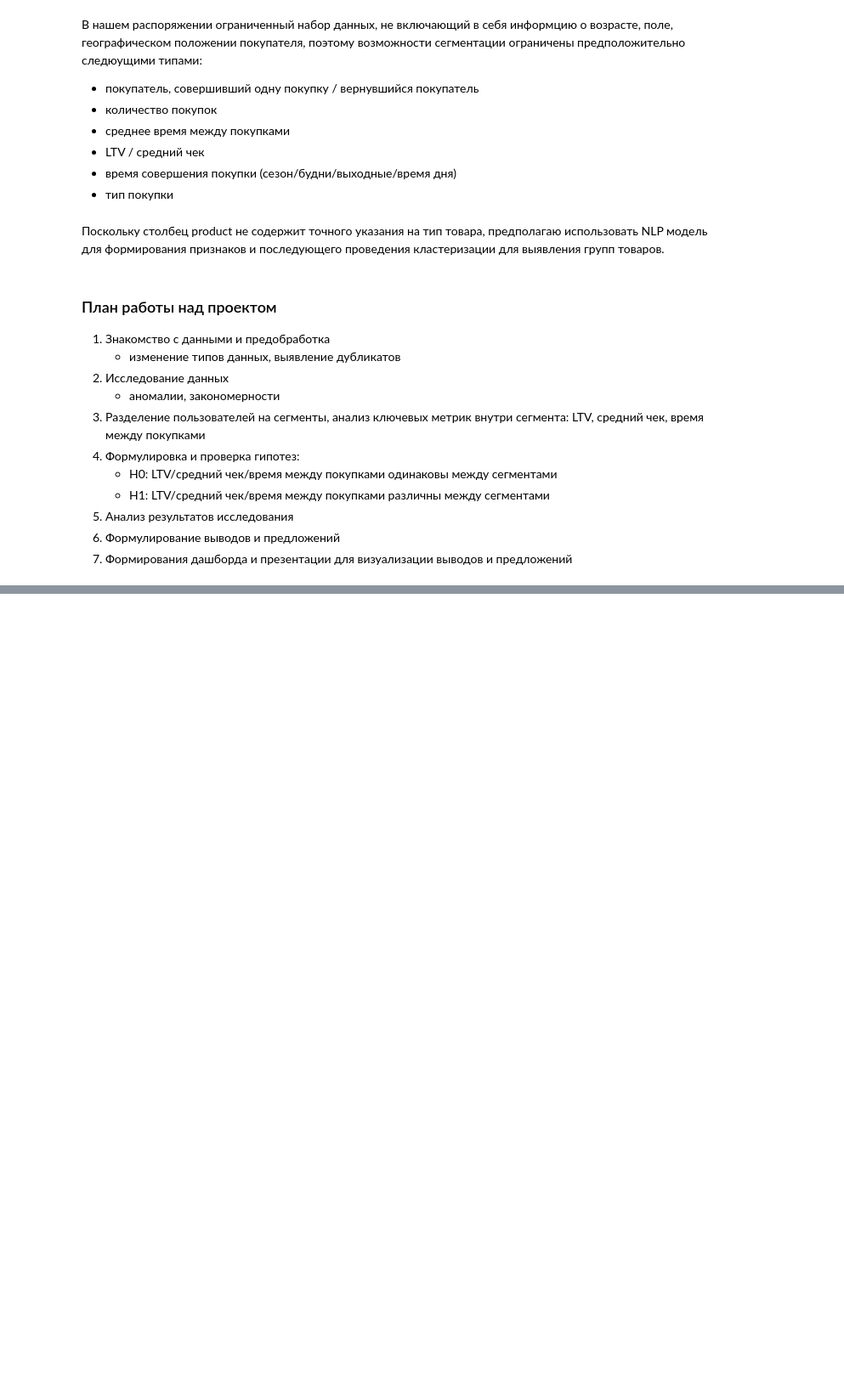
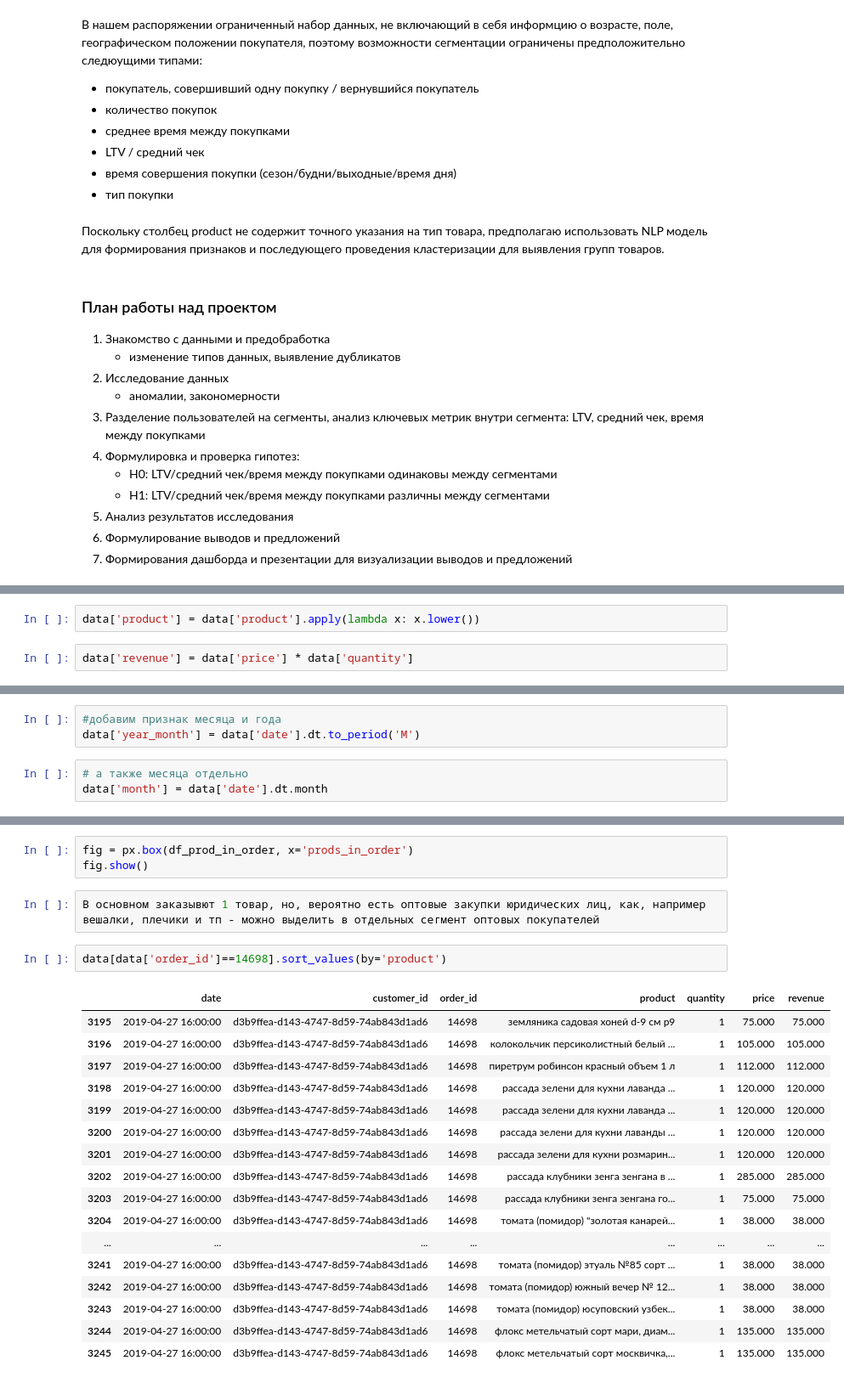
Before and after one commit to kbzunder/DA_final, a Jupyter notebook: Decomposition.ipynb, the cells around one changed output, grey strips where cells are left out. Shown at 85% size. Drawn from its saved outputs; the diff is of its cells as text; blank space fills up the shorter version.

```diff
--- a/Decomposition.ipynb
+++ b/Decomposition.ipynb
@@ -69,0 +196,4 @@ memory usage: 315.9+ KB
+# %%
+data['product'] = data['product'].apply(lambda x: x.lower())
+# %%
+data['revenue'] = data['price'] * data['quantity']
@@ -69,0 +204,6 @@ memory usage: 315.9+ KB
+# %%
+#добавим признак месяца и года
+data['year_month'] = data['date'].dt.to_period('M')
+# %%
+# а также месяца отдельно
+data['month'] = data['date'].dt.month
@@ -69,0 +313,25 @@ memory usage: 315.9+ KB
+# %%
+fig = px.box(df_prod_in_order, x='prods_in_order')
+fig.show()
+# %%
+В основном заказывют 1 товар, но, вероятно есть оптовые закупки юридических лиц, как, например вешалки, плечики и тп - можно выделить в отдельных сегмент оптовых покупателей
+# %%
+data[data['order_id']==14698].sort_values(by='product')
+# %% [output]
+|  | date | customer_id | order_id | product | quantity | price | revenue |
+| 3195 | 2019-04-27 16:00:00 | d3b9ffea-d143-4747-8d59-74ab843d1ad6 | 14698 | земляника садовая хоней d-9 см p9 | 1 | 75.000 | 75.000 |
+| 3196 | 2019-04-27 16:00:00 | d3b9ffea-d143-4747-8d59-74ab843d1ad6 | 14698 | колокольчик персиколистный белый ... | 1 | 105.000 | 105.000 |
+| 3197 | 2019-04-27 16:00:00 | d3b9ffea-d143-4747-8d59-74ab843d1ad6 | 14698 | пиретрум робинсон красный объем 1 л | 1 | 112.000 | 112.000 |
+| 3198 | 2019-04-27 16:00:00 | d3b9ffea-d143-4747-8d59-74ab843d1ad6 | 14698 | рассада зелени для кухни лаванда ... | 1 | 120.000 | 120.000 |
+| 3199 | 2019-04-27 16:00:00 | d3b9ffea-d143-4747-8d59-74ab843d1ad6 | 14698 | рассада зелени для кухни лаванда ... | 1 | 120.000 | 120.000 |
+| 3200 | 2019-04-27 16:00:00 | d3b9ffea-d143-4747-8d59-74ab843d1ad6 | 14698 | рассада зелени для кухни лаванды ... | 1 | 120.000 | 120.000 |
+| 3201 | 2019-04-27 16:00:00 | d3b9ffea-d143-4747-8d59-74ab843d1ad6 | 14698 | рассада зелени для кухни розмарин... | 1 | 120.000 | 120.000 |
+| 3202 | 2019-04-27 16:00:00 | d3b9ffea-d143-4747-8d59-74ab843d1ad6 | 14698 | рассада клубники зенга зенгана в ... | 1 | 285.000 | 285.000 |
+| 3203 | 2019-04-27 16:00:00 | d3b9ffea-d143-4747-8d59-74ab843d1ad6 | 14698 | рассада клубники зенга зенгана го... | 1 | 75.000 | 75.000 |
+| 3204 | 2019-04-27 16:00:00 | d3b9ffea-d143-4747-8d59-74ab843d1ad6 | 14698 | томата (помидор) "золотая канарей... | 1 | 38.000 | 38.000 |
+| ... | ... | ... | ... | ... | ... | ... | ... |
+| 3241 | 2019-04-27 16:00:00 | d3b9ffea-d143-4747-8d59-74ab843d1ad6 | 14698 | томата (помидор) этуаль №85 сорт ... | 1 | 38.000 | 38.000 |
+| 3242 | 2019-04-27 16:00:00 | d3b9ffea-d143-4747-8d59-74ab843d1ad6 | 14698 | томата (помидор) южный вечер № 12... | 1 | 38.000 | 38.000 |
+| 3243 | 2019-04-27 16:00:00 | d3b9ffea-d143-4747-8d59-74ab843d1ad6 | 14698 | томата (помидор) юсуповский узбек... | 1 | 38.000 | 38.000 |
+| 3244 | 2019-04-27 16:00:00 | d3b9ffea-d143-4747-8d59-74ab843d1ad6 | 14698 | флокс метельчатый сорт мари, диам... | 1 | 135.000 | 135.000 |
+| 3245 | 2019-04-27 16:00:00 | d3b9ffea-d143-4747-8d59-74ab843d1ad6 | 14698 | флокс метельчатый сорт москвичка,... | 1 | 135.000 | 135.000 |
```
Also changed, not shown: parts of 52 cells of this notebook, 1 other file.
